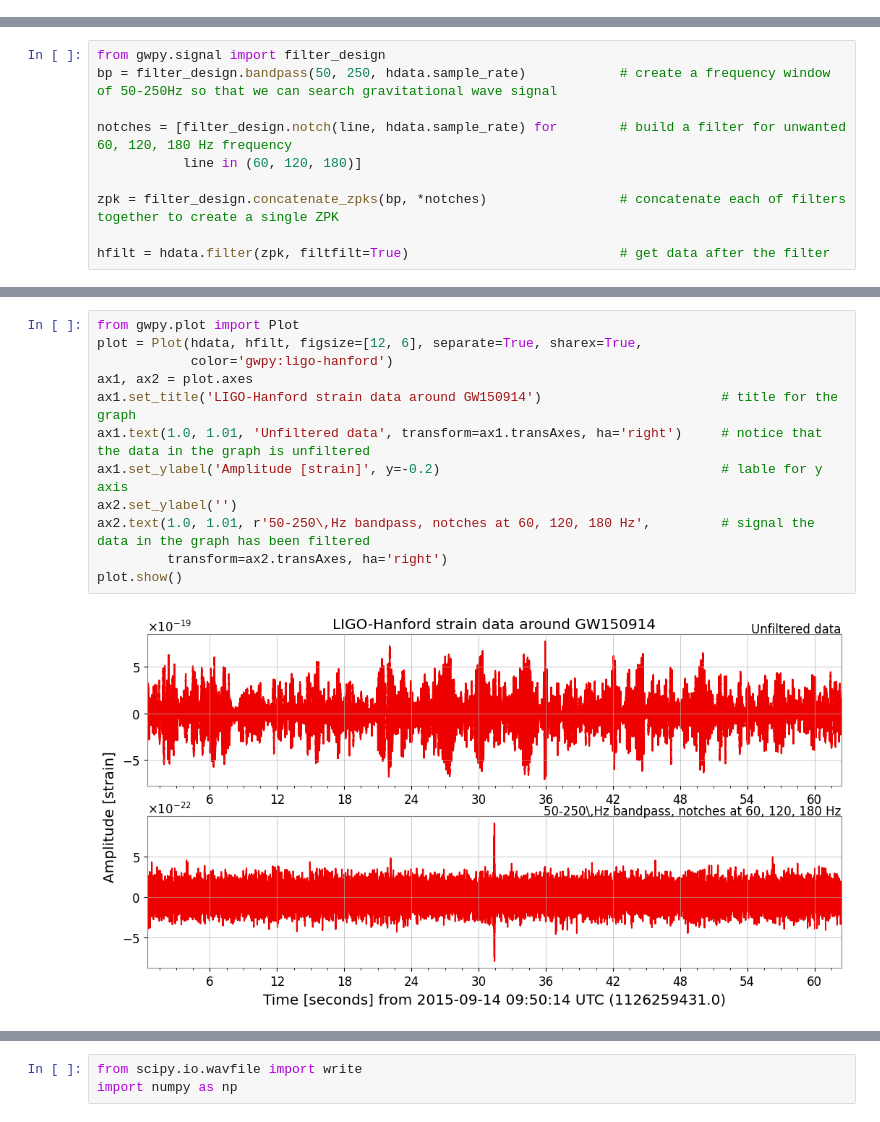
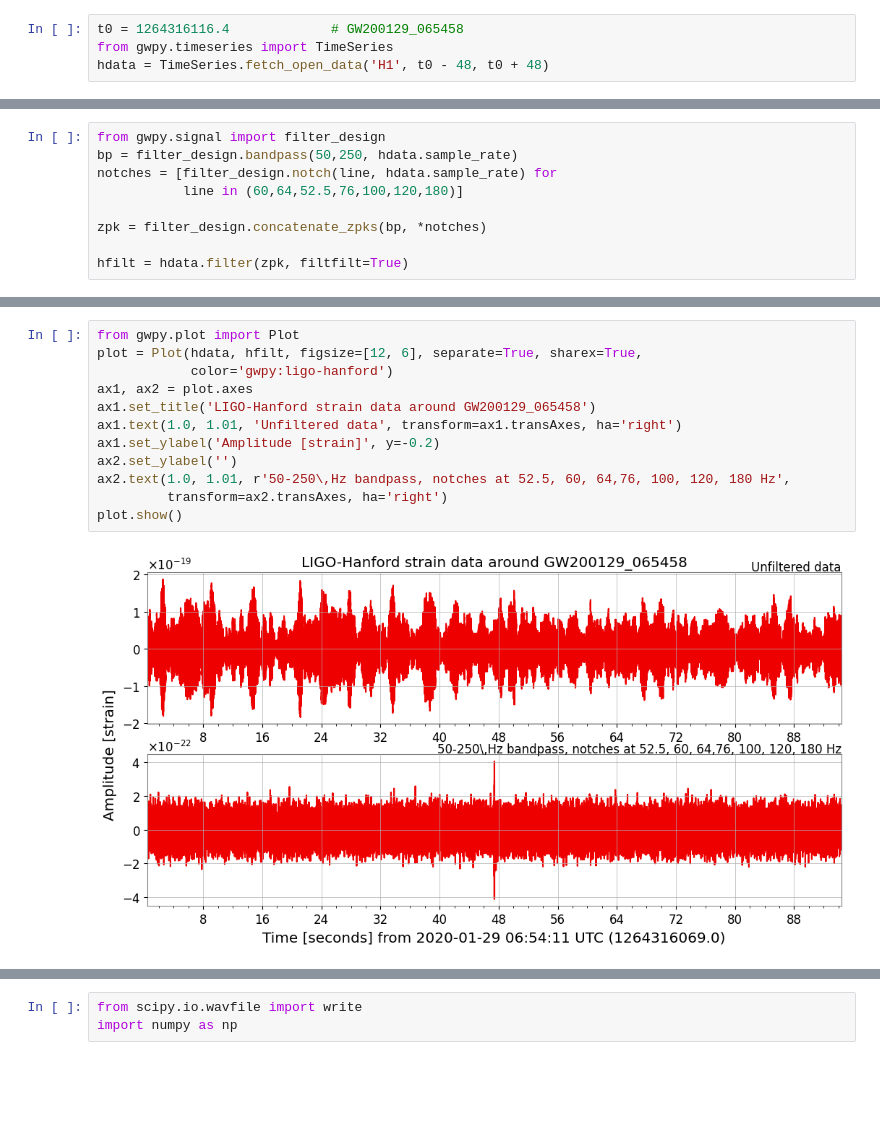
Before and after one commit to kAi3345/Astron, a Jupyter notebook: GravitationalWave.ipynb, the cells around one changed output, grey strips where cells are left out. Drawn from its saved outputs; the diff is of its cells as text; blank space fills up the shorter version.

```diff
--- a/GravitationalWave.ipynb
+++ b/GravitationalWave.ipynb
@@ -32,3 +23,7 @@ hdata = TimeSeries.fetch_open_data('H1', t0 - 32, t0 + 32)                   #cr
+# %%
+t0 = 1264316116.4             # GW200129_065458
+from gwpy.timeseries import TimeSeries
+hdata = TimeSeries.fetch_open_data('H1', t0 - 48, t0 + 48)
 # %%
 import matplotlib.pyplot as plt
 
@@ -49,11 +47,10 @@ plt.vlines(250, ymin, ymax, linestyle="solid", color="red")    #show the left bo
 # %%
 from gwpy.signal import filter_design
-bp = filter_design.bandpass(50, 250, hdata.sample_rate)            # create a frequency window of 50-250Hz so that we can search gravitational wave signal
+bp = filter_design.bandpass(50,250, hdata.sample_rate)
+notches = [filter_design.notch(line, hdata.sample_rate) for
+           line in (60,64,52.5,76,100,120,180)]
 
-notches = [filter_design.notch(line, hdata.sample_rate) for        # build a filter for unwanted 60, 120, 180 Hz frequency
-           line in (60, 120, 180)]
+zpk = filter_design.concatenate_zpks(bp, *notches)
 
-zpk = filter_design.concatenate_zpks(bp, *notches)                 # concatenate each of filters together to create a single ZPK
-
-hfilt = hdata.filter(zpk, filtfilt=True)                           # get data after the filter
+hfilt = hdata.filter(zpk, filtfilt=True)
 # %%
@@ -62,17 +59,17 @@ hfilt = hfilt.crop(*hfilt.span.contract(1))                        # data after
 # %%
 from gwpy.plot import Plot
 plot = Plot(hdata, hfilt, figsize=[12, 6], separate=True, sharex=True,
             color='gwpy:ligo-hanford')
 ax1, ax2 = plot.axes
-ax1.set_title('LIGO-Hanford strain data around GW150914')                       # title for the graph
-ax1.text(1.0, 1.01, 'Unfiltered data', transform=ax1.transAxes, ha='right')     # notice that the data in the graph is unfiltered
-ax1.set_ylabel('Amplitude [strain]', y=-0.2)                                    # lable for y axis
+ax1.set_title('LIGO-Hanford strain data around GW200129_065458')
+ax1.text(1.0, 1.01, 'Unfiltered data', transform=ax1.transAxes, ha='right')
+ax1.set_ylabel('Amplitude [strain]', y=-0.2)
 ax2.set_ylabel('')
-ax2.text(1.0, 1.01, r'50-250\,Hz bandpass, notches at 60, 120, 180 Hz',         # signal the data in the graph has been filtered
+ax2.text(1.0, 1.01, r'50-250\,Hz bandpass, notches at 52.5, 60, 64,76, 100, 120, 180 Hz',
          transform=ax2.transAxes, ha='right')
 plot.show()
 # %% [output]
-[figure, old version]
+[figure, new version]
 # %%
 import matplotlib.pyplot as plt
 
```
Also changed, not shown: parts of 24 cells of this notebook.
